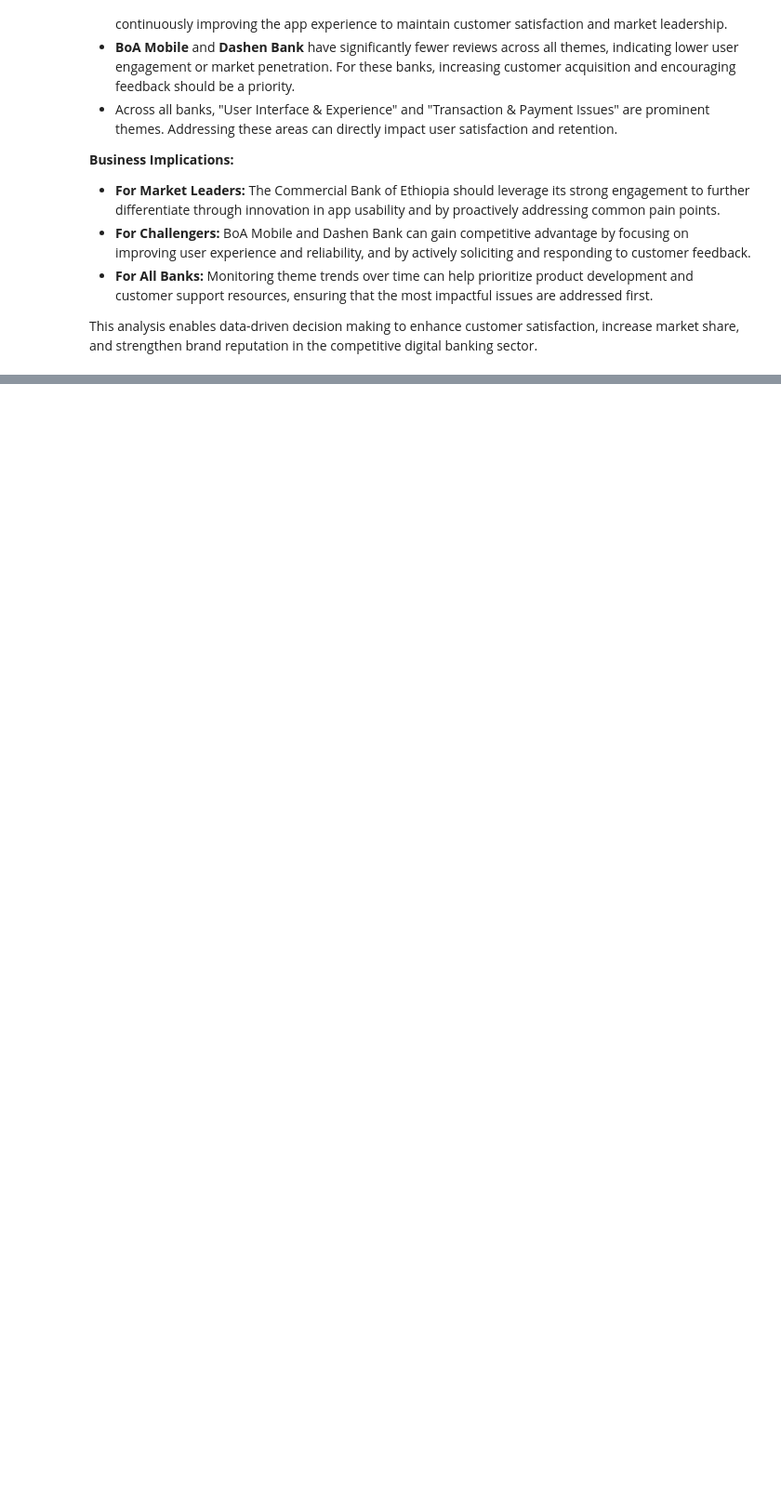
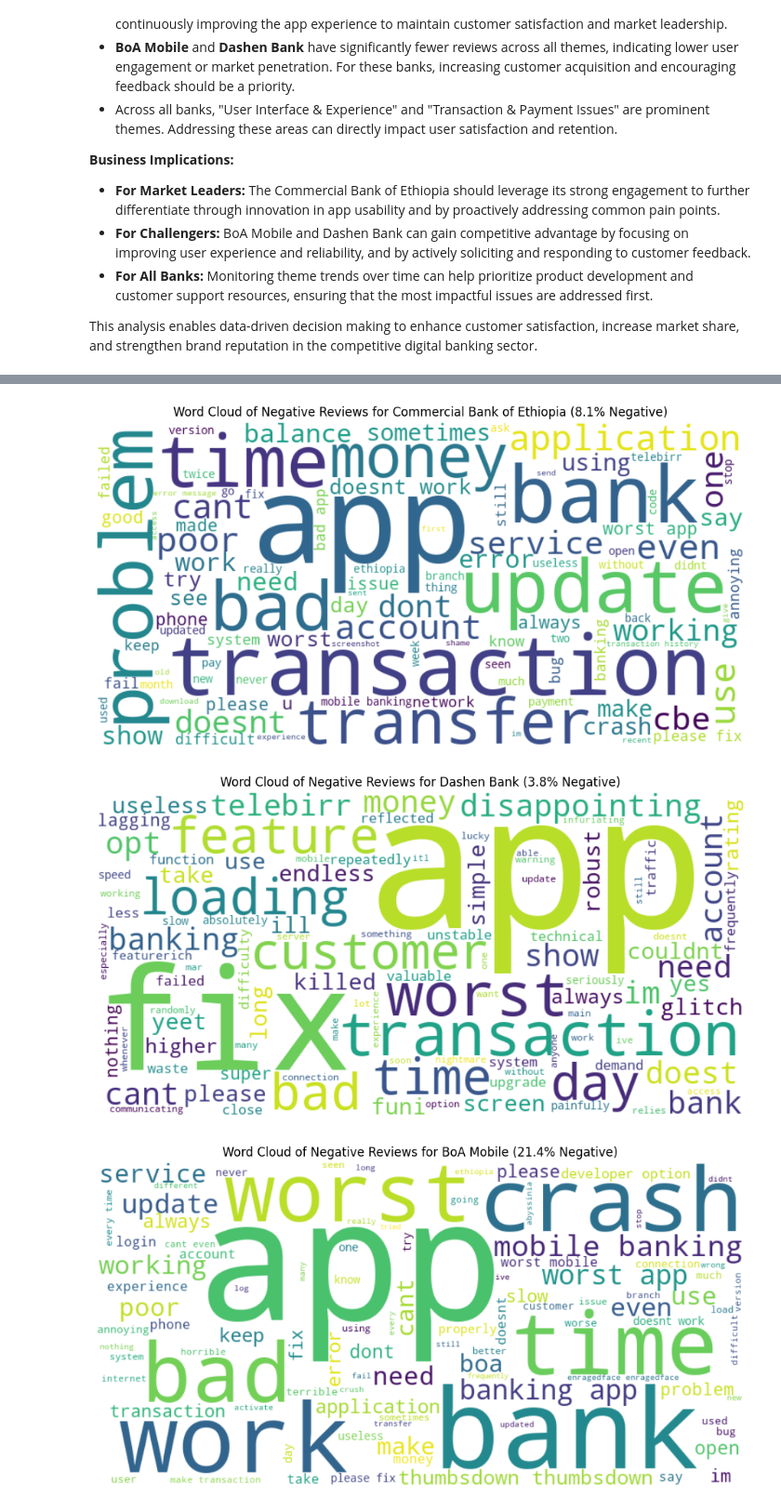
Before and after one commit to Jonepeter/fintech-customer-experience-analytics, a Jupyter notebook: notebooks/analysis.ipynb, the cells around one changed output, grey strips where cells are left out. Shown at 93% size. Saved outputs shown, nothing was run; the diff lists cells and outputs as text; code cells hidden in the pictures; blank space fills up the shorter version.

```diff
--- a/notebooks/analysis.ipynb
+++ b/notebooks/analysis.ipynb
@@ -113,0 +165,18 @@ This analysis enables data-driven decision making to enhance customer satisfacti
+# %%
+# Assuming final_review_data has columns: 'app_name', 'sentiment_veder_label', 'preprocessed_review'
+banks = final_review_data['app_name'].unique()
+
+for bank in banks:
+    bank_reviews = final_review_data[final_review_data['app_name'] == bank]
+    total_reviews = len(bank_reviews)
+    negative_reviews = bank_reviews[bank_reviews['sentiment_veder_label'] == 'NEGATIVE']
+    negative_text = ' '.join(negative_reviews['preprocessed_review'].astype(str))
+    percent_negative = (len(negative_reviews) / total_reviews) * 100 if total_reviews > 0 else 0
+
+    # Create and display word cloud for negative reviews per bank
+    title = f"Word Cloud of Negative Reviews for {bank} ({percent_negative:.1f}% Negative)"
+    task4_analysis.create_wordcloud(negative_text, title)
+# %% [output]
+[figure, added]
+[figure, added]
+[figure, added]
```
Also changed, not shown: parts of 5 cells of this notebook.
